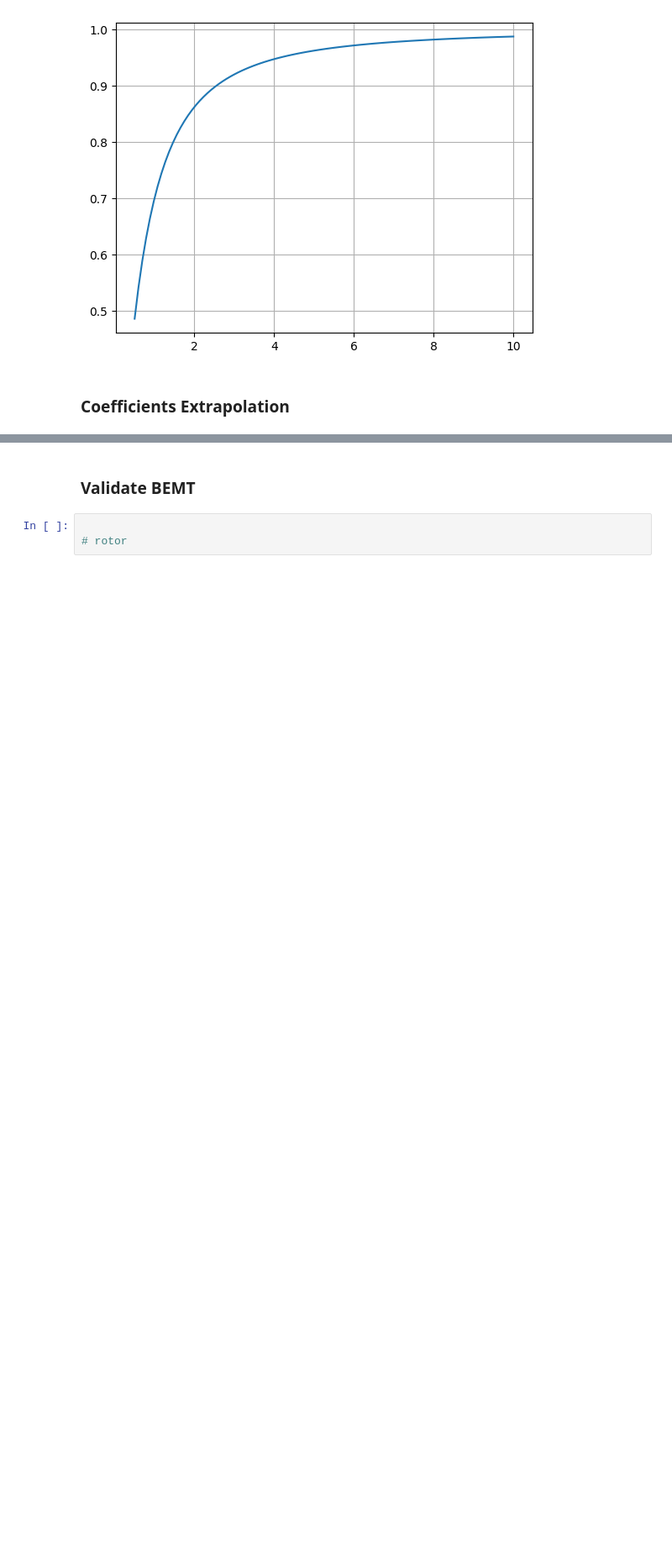
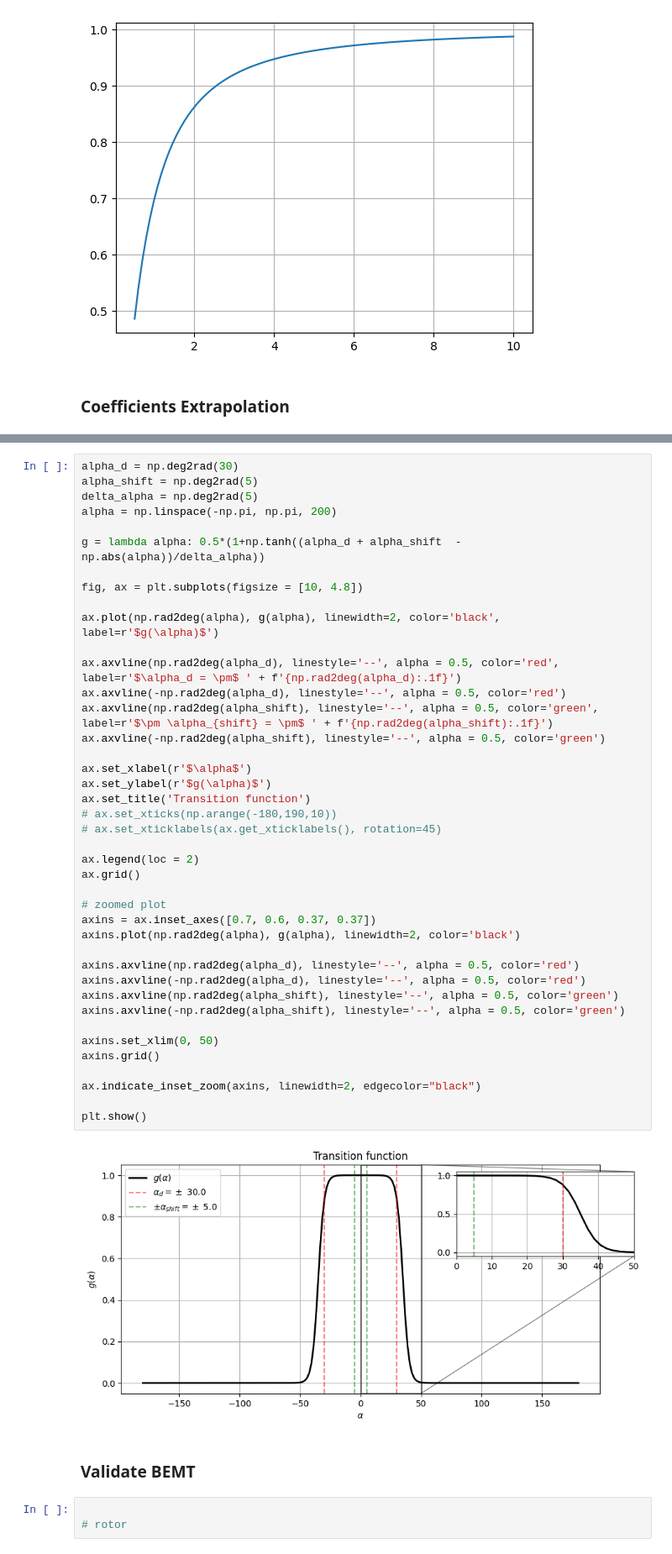
Before and after one commit to Widmark-Kaue/BEMT, a Jupyter notebook: case.ipynb, the cells around one changed output, grey strips where cells are left out. Shown: that part at 84% size. Drawn from its saved outputs; the diff is of its cells as text; blank space fills up the shorter version.

```diff
--- a/case.ipynb
+++ b/case.ipynb
@@ -87,3 +91,46 @@ plt.show()
+# %%
+alpha_d = np.deg2rad(30)
+alpha_shift = np.deg2rad(5)
+delta_alpha = np.deg2rad(5)
+alpha = np.linspace(-np.pi, np.pi, 200)
+
+g = lambda alpha: 0.5*(1+np.tanh((alpha_d + alpha_shift  - np.abs(alpha))/delta_alpha))
+
+fig, ax = plt.subplots(figsize = [10, 4.8])
+
+ax.plot(np.rad2deg(alpha), g(alpha), linewidth=2, color='black', label=r'$g(\alpha)$')
+
+ax.axvline(np.rad2deg(alpha_d), linestyle='--', alpha = 0.5, color='red', label=r'$\alpha_d = \pm$ ' + f'{np.rad2deg(alpha_d):.1f}')
+ax.axvline(-np.rad2deg(alpha_d), linestyle='--', alpha = 0.5, color='red')
+ax.axvline(np.rad2deg(alpha_shift), linestyle='--', alpha = 0.5, color='green', label=r'$\pm \alpha_{shift} = \pm$ ' + f'{np.rad2deg(alpha_shift):.1f}')
+ax.axvline(-np.rad2deg(alpha_shift), linestyle='--', alpha = 0.5, color='green')
+
+ax.set_xlabel(r'$\alpha$')
+ax.set_ylabel(r'$g(\alpha)$')
+ax.set_title('Transition function')
+# ax.set_xticks(np.arange(-180,190,10))
+# ax.set_xticklabels(ax.get_xticklabels(), rotation=45)
+
+ax.legend(loc = 2)
+ax.grid()
+
+# zoomed plot
+axins = ax.inset_axes([0.7, 0.6, 0.37, 0.37])
+axins.plot(np.rad2deg(alpha), g(alpha), linewidth=2, color='black')
+
+axins.axvline(np.rad2deg(alpha_d), linestyle='--', alpha = 0.5, color='red')
+axins.axvline(-np.rad2deg(alpha_d), linestyle='--', alpha = 0.5, color='red')
+axins.axvline(np.rad2deg(alpha_shift), linestyle='--', alpha = 0.5, color='green')
+axins.axvline(-np.rad2deg(alpha_shift), linestyle='--', alpha = 0.5, color='green')
+
+axins.set_xlim(0, 50)
+axins.grid()
+
+ax.indicate_inset_zoom(axins, linewidth=2, edgecolor="black")
+
+plt.show()
+# %% [output]
+[figure, added]
 # %% [markdown]
 ### Validate BEMT
 # %%
```
Also changed, not shown: parts of 2 cells of this notebook, 4 other files.
